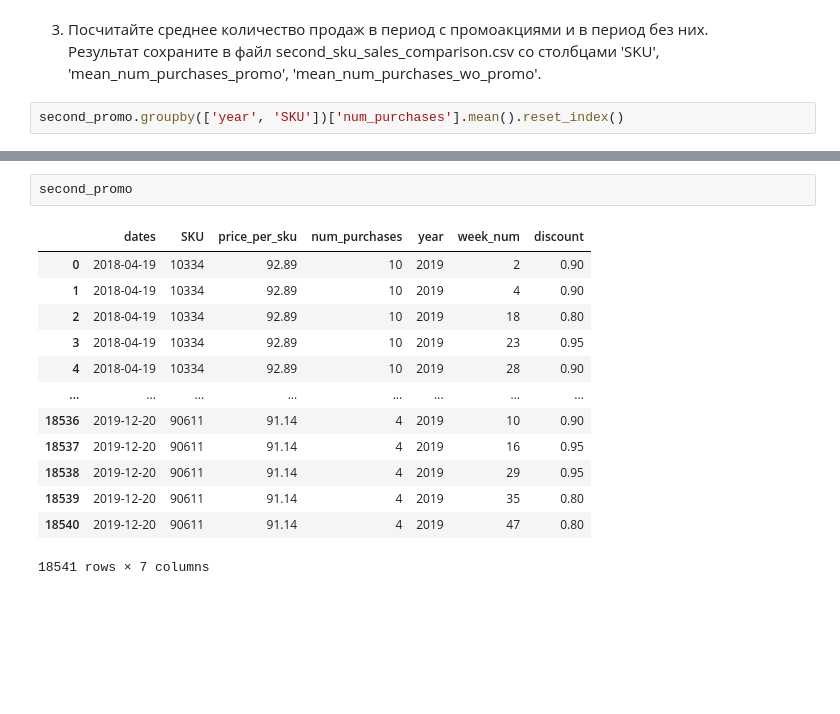
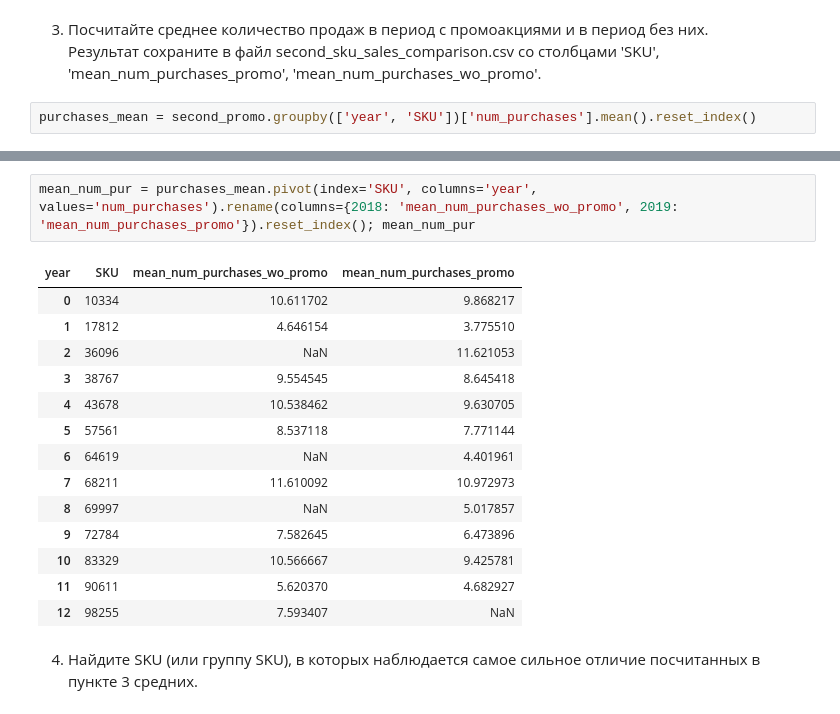
Before and after one commit to mic-icloud/ml-hard, a Jupyter notebook: 4-part/hw-4.ipynb, the cells around one changed output, grey strips where cells are left out. Cells and saved outputs as stored; diff of their text form; blank space fills up the shorter version.

Commit message:
4-part. 3 group end

```diff
--- a/4-part/hw-4.ipynb
+++ b/4-part/hw-4.ipynb
@@ -264,4 +264,4 @@ promo.groupby(by='SKU', as_index=False)['discount'].count().rename(columns={'dis
 3. Посчитайте среднее количество продаж в период с промоакциями и в период без них. <br>
 Результат сохраните в файл second_sku_sales_comparison.csv со столбцами 'SKU', 'mean_num_purchases_promo', 'mean_num_purchases_wo_promo'.
 # %%
-second_promo.groupby(['year', 'SKU'])['num_purchases'].mean().reset_index()
+purchases_mean = second_promo.groupby(['year', 'SKU'])['num_purchases'].mean().reset_index()
@@ -286,16 +268,19 @@ second_promo.groupby(['year', 'SKU'])['num_purchases'].mean().reset_index()
 # %%
-second_promo
+mean_num_pur = purchases_mean.pivot(index='SKU', columns='year', values='num_purchases').rename(columns={2018: 'mean_num_purchases_wo_promo', 2019: 'mean_num_purchases_promo'}).reset_index(); mean_num_pur
 # %% [output]
-|  | dates | SKU | price_per_sku | num_purchases | year | week_num | discount |
-| 0 | 2018-04-19 | 10334 | 92.89 | 10 | 2019 | 2 | 0.90 |
-| 1 | 2018-04-19 | 10334 | 92.89 | 10 | 2019 | 4 | 0.90 |
-| 2 | 2018-04-19 | 10334 | 92.89 | 10 | 2019 | 18 | 0.80 |
-| 3 | 2018-04-19 | 10334 | 92.89 | 10 | 2019 | 23 | 0.95 |
-| 4 | 2018-04-19 | 10334 | 92.89 | 10 | 2019 | 28 | 0.90 |
-| ... | ... | ... | ... | ... | ... | ... | ... |
-| 18536 | 2019-12-20 | 90611 | 91.14 | 4 | 2019 | 10 | 0.90 |
-| 18537 | 2019-12-20 | 90611 | 91.14 | 4 | 2019 | 16 | 0.95 |
-| 18538 | 2019-12-20 | 90611 | 91.14 | 4 | 2019 | 29 | 0.95 |
-| 18539 | 2019-12-20 | 90611 | 91.14 | 4 | 2019 | 35 | 0.80 |
-| 18540 | 2019-12-20 | 90611 | 91.14 | 4 | 2019 | 47 | 0.80 |
+| year | SKU | mean_num_purchases_wo_promo | mean_num_purchases_promo |
+| 0 | 10334 | 10.611702 | 9.868217 |
+| 1 | 17812 | 4.646154 | 3.775510 |
+| 2 | 36096 | NaN | 11.621053 |
+| 3 | 38767 | 9.554545 | 8.645418 |
+| 4 | 43678 | 10.538462 | 9.630705 |
+| 5 | 57561 | 8.537118 | 7.771144 |
+| 6 | 64619 | NaN | 4.401961 |
+| 7 | 68211 | 11.610092 | 10.972973 |
+| 8 | 69997 | NaN | 5.017857 |
+| 9 | 72784 | 7.582645 | 6.473896 |
+| 10 | 83329 | 10.566667 | 9.425781 |
+| 11 | 90611 | 5.620370 | 4.682927 |
+| 12 | 98255 | 7.593407 | NaN |
-18541 rows × 7 columns
+# %% [markdown]
+4. Найдите SKU (или группу SKU), в которых наблюдается самое сильное отличие посчитанных в пункте 3 средних.
```
Also changed, not shown: parts of 18 cells of this notebook, 1 other file.
